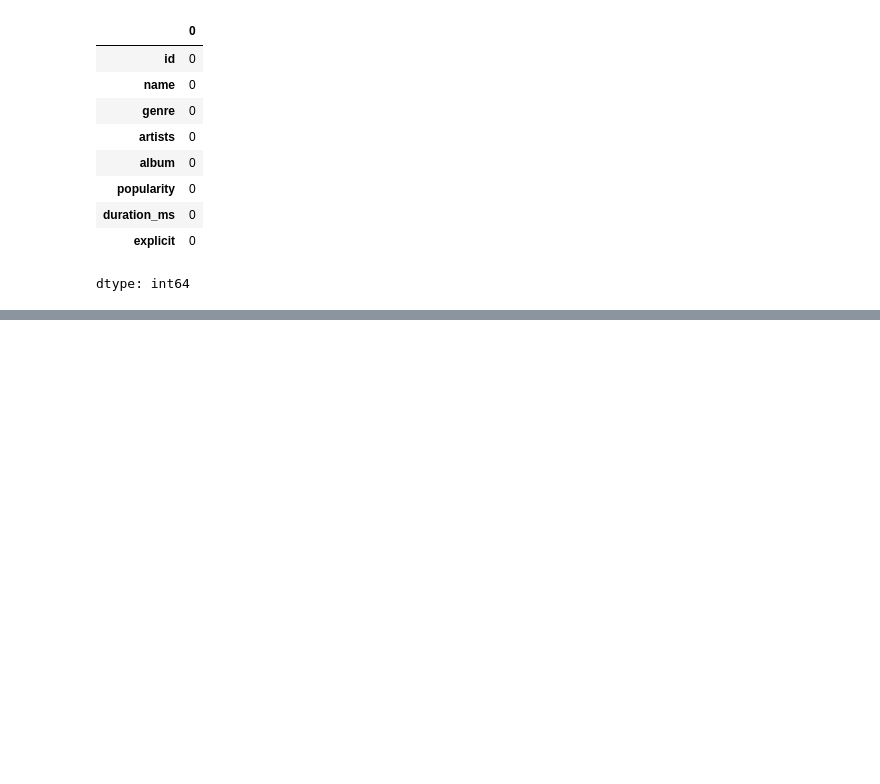
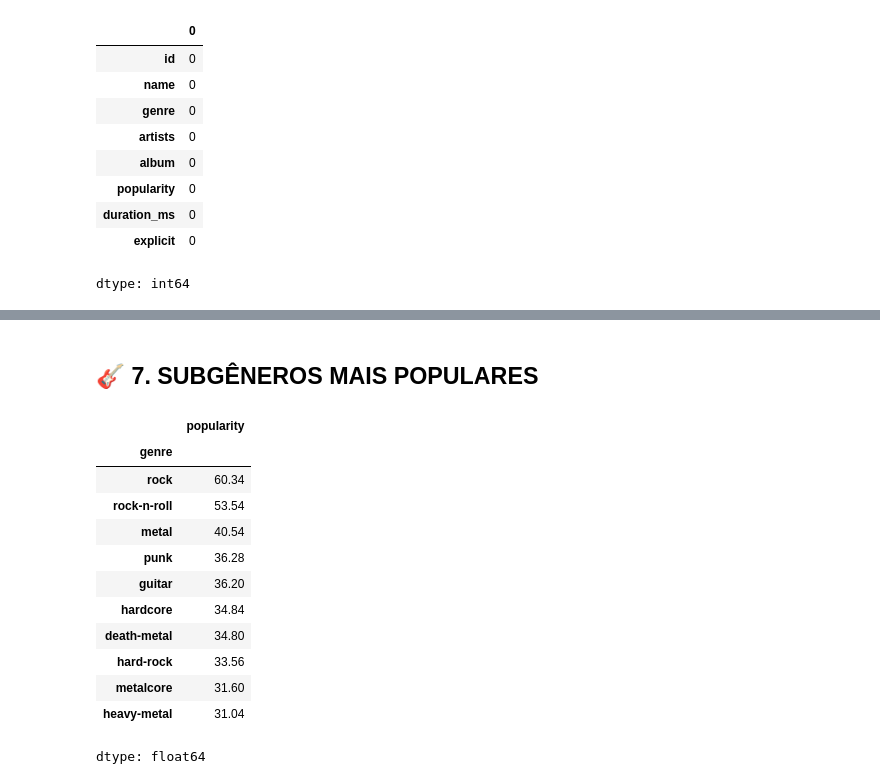
Before and after one commit to tfiorio/pos-pucrio, a Jupyter notebook: Spring01.ipynb, the cells around one changed output, grey strips where cells are left out. Drawn from its saved outputs; the diff is of its cells as text; code cells hidden in the pictures; blank space fills up the shorter version.

```diff
--- a/Spring01.ipynb
+++ b/Spring01.ipynb
@@ -144,0 +227,21 @@ dtype: int64
+# %% [markdown]
+## 🎸 7. SUBGÊNEROS MAIS POPULARES
+# %%
+# Criação de uma variável para visualizar a popularidade de cada subgenero da lista
+rock_pop_by_genre = rock_df_estudo.groupby('genre')['popularity'].mean().sort_values(ascending=False)
+
+rock_pop_by_genre.head(10)
+# %% [output]
+|  | popularity |
+| genre |  |
+| rock | 60.34 |
+| rock-n-roll | 53.54 |
+| metal | 40.54 |
+| punk | 36.28 |
+| guitar | 36.20 |
+| hardcore | 34.84 |
+| death-metal | 34.80 |
+| hard-rock | 33.56 |
+| metalcore | 31.60 |
+| heavy-metal | 31.04 |
+dtype: float64
```
Also changed, not shown: parts of 21 cells of this notebook.
